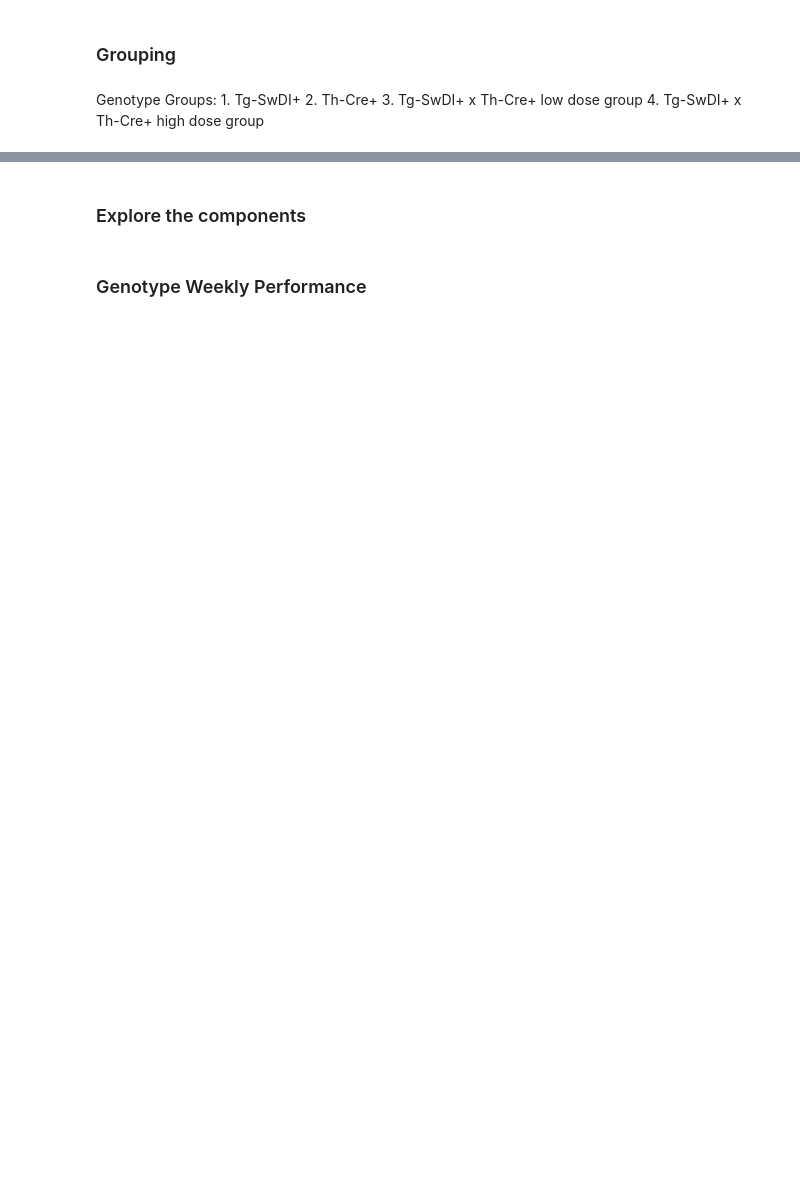
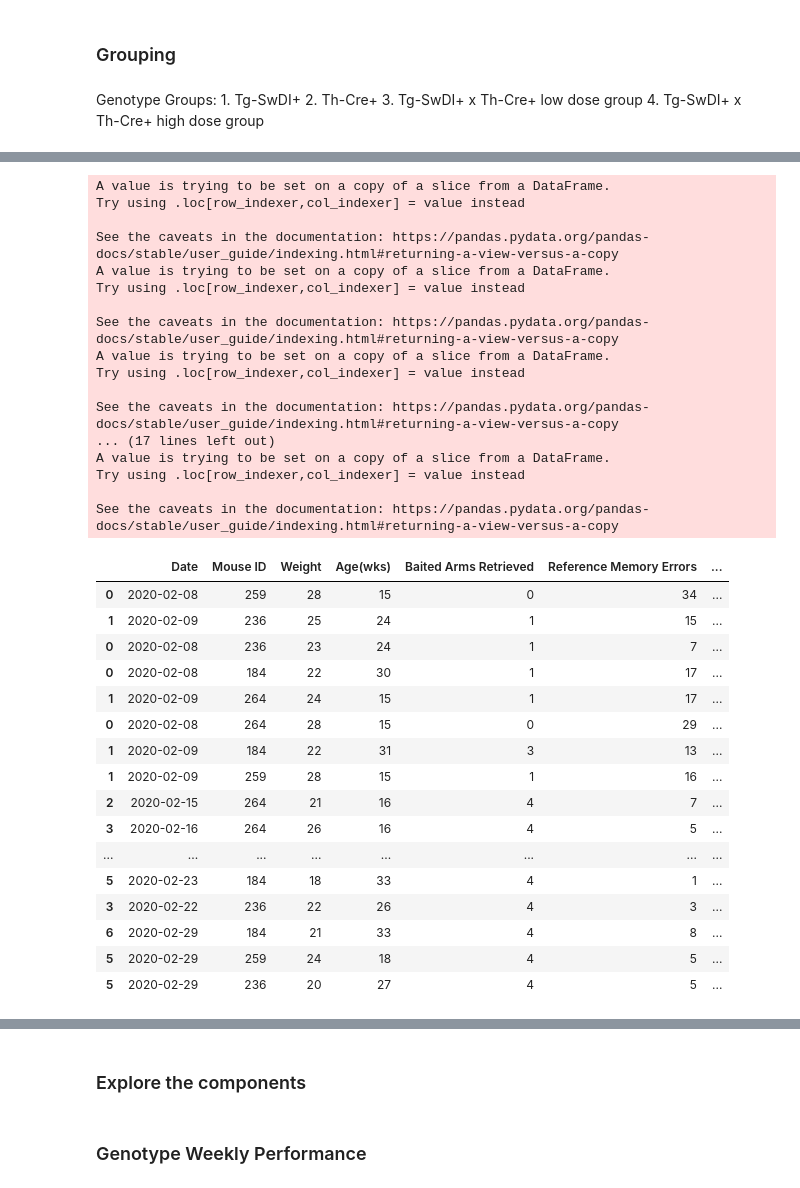
Before and after one commit to zoehcycy/MazeClerk, a Jupyter notebook: PerformanceAnalysis.ipynb, the cells around one changed output, grey strips where cells are left out. Cells and saved outputs as stored; diff of their text form; code cells hidden in the pictures; blank space fills up the shorter version.

```diff
--- a/PerformanceAnalysis.ipynb
+++ b/PerformanceAnalysis.ipynb
@@ -126,0 +72,37 @@ df_1
+# %%
+class Group:
+
+    def __init__(self,primaryData,experimentalData,genotype,treatment):
+
+        groupPrimaryData = primaryData[primaryData['Genotype']==genotype]
+        groupPrimaryData = groupPrimaryData[groupPrimaryData['Treatment Group']==treatment]
+        groupPrimaryData.reset_index(drop=True,inplace=True)
+
+        self.name = genotype + '(' + treatment + ')'
+        self.groupPrimaryData = groupPrimaryData
+        self.genotype = genotype
+        self.treatment = treatment
+        self.members = list(groupPrimaryData['Mouse ID'])
+        self.size = len(list(groupPrimaryData['Mouse ID']))
+
+        def in_group(x):
+            return str(x) in self.members
+        groupExperimentalData = experimentalData[experimentalData['Mouse ID'].apply(in_group)]
+        groupExperimentalData.reset_index(drop=True,inplace=True)
+        self.groupExperimentalData = groupExperimentalData
+
+
+    def info(self):
+        print('---------------------------------')
+        print('Genotype:',self.genotype,' | Treatment:',self.treatment)
+        print('Members:',self.members)
+        print('Size:',self.size)
+        return
+# %%
+group1 = Group(primaryData,experimentalData,'Tg-SwDI','--')
+group2 = Group(primaryData,experimentalData,'Tg-SwDI','MAMP')
+group3 = Group(primaryData,experimentalData,'Tg-SwDI x ThCre','Low Dose CNO')
+group4 = Group(primaryData,experimentalData,'Tg-SwDI x ThCre','High Dose CNO')
+group5 = Group(primaryData,experimentalData,'ThCre','--')
+
+grouping = [group1,group2,group3,group4,group5]
@@ -126,0 +223,8 @@ df_1
+# %%
+group=group3
+df_3 =collect_weekly_performance(group)
+df_3.sort_values(by='cat')
+#df_mean = get_weekly_mean(df_3)
+#df_mean
+#plot_weekly_mean(df_mean,group)
+# %% [output]
@@ -126,0 +235,34 @@ df_1
+A value is trying to be set on a copy of a slice from a DataFrame.
+Try using .loc[row_indexer,col_indexer] = value instead
+
+See the caveats in the documentation: https://pandas.pydata.org/pandas-docs/stable/user_guide/indexing.html#returning-a-view-versus-a-copy
+A value is trying to be set on a copy of a slice from a DataFrame.
+Try using .loc[row_indexer,col_indexer] = value instead
+
+See the caveats in the documentation: https://pandas.pydata.org/pandas-docs/stable/user_guide/indexing.html#returning-a-view-versus-a-copy
+A value is trying to be set on a copy of a slice from a DataFrame.
+Try using .loc[row_indexer,col_indexer] = value instead
+
+See the caveats in the documentation: https://pandas.pydata.org/pandas-docs/stable/user_guide/indexing.html#returning-a-view-versus-a-copy
+... (17 lines left out)
+A value is trying to be set on a copy of a slice from a DataFrame.
+Try using .loc[row_indexer,col_indexer] = value instead
+
+See the caveats in the documentation: https://pandas.pydata.org/pandas-docs/stable/user_guide/indexing.html#returning-a-view-versus-a-copy
+|  | Date | Mouse ID | Weight | Age(wks) | Baited Arms Retrieved | Reference Memory Errors | ... |
+| 0 | 2020-02-08 | 259 | 28 | 15 | 0 | 34 | ... |
+| 1 | 2020-02-09 | 236 | 25 | 24 | 1 | 15 | ... |
+| 0 | 2020-02-08 | 236 | 23 | 24 | 1 | 7 | ... |
+| 0 | 2020-02-08 | 184 | 22 | 30 | 1 | 17 | ... |
+| 1 | 2020-02-09 | 264 | 24 | 15 | 1 | 17 | ... |
+| 0 | 2020-02-08 | 264 | 28 | 15 | 0 | 29 | ... |
+| 1 | 2020-02-09 | 184 | 22 | 31 | 3 | 13 | ... |
+| 1 | 2020-02-09 | 259 | 28 | 15 | 1 | 16 | ... |
+| 2 | 2020-02-15 | 264 | 21 | 16 | 4 | 7 | ... |
+| 3 | 2020-02-16 | 264 | 26 | 16 | 4 | 5 | ... |
+| ... | ... | ... | ... | ... | ... | ... | ... |
+| 5 | 2020-02-23 | 184 | 18 | 33 | 4 | 1 | ... |
+| 3 | 2020-02-22 | 236 | 22 | 26 | 4 | 3 | ... |
+| 6 | 2020-02-29 | 184 | 21 | 33 | 4 | 8 | ... |
+| 5 | 2020-02-29 | 259 | 24 | 18 | 4 | 5 | ... |
+| 5 | 2020-02-29 | 236 | 20 | 27 | 4 | 5 | ... |
```
Also changed, not shown: parts of 18 cells of this notebook, 3 other files.
